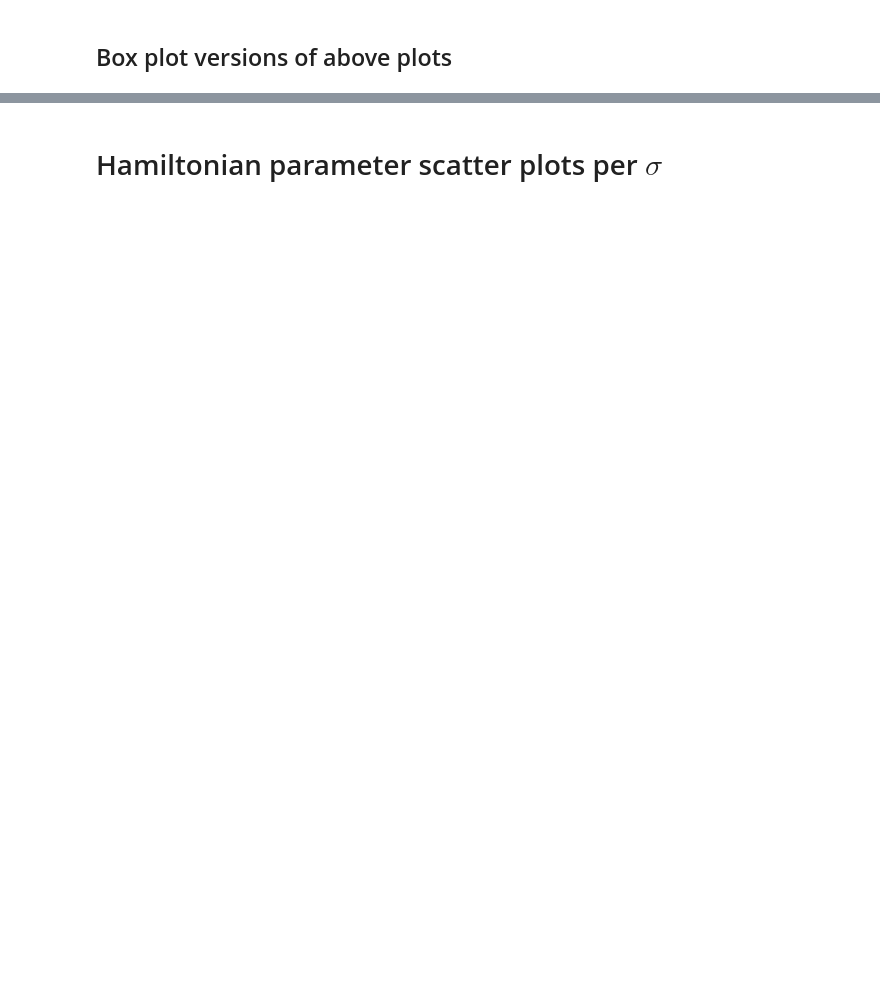
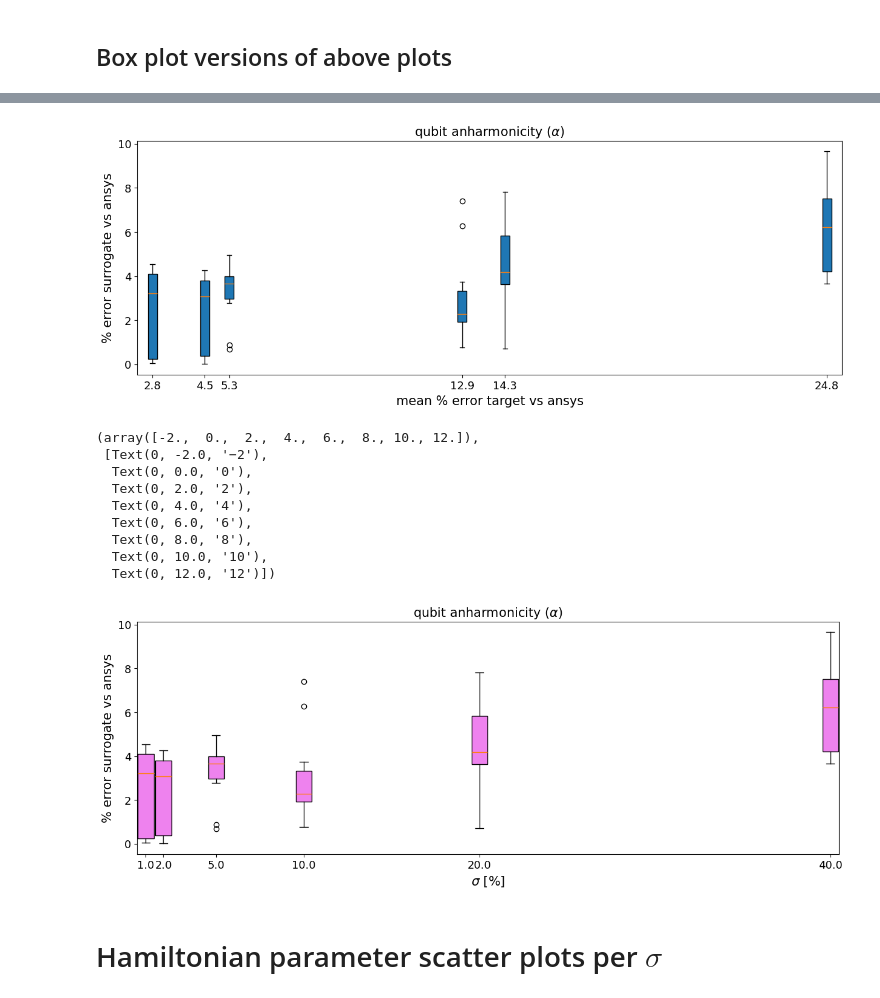
Before and after one commit to CosmiQuantum/ML_qubit_design, a Jupyter notebook: model_predict_qubit-TransmonCross-Hamiltonian_params/validation_12_data_analysis_surrogate_stress_tests.ipynb, the cells around one changed output, grey strips where cells are left out. Saved outputs shown, nothing was run; the diff lists cells and outputs as text; code cells hidden in the pictures; blank space fills up the shorter version.

```diff
--- a/model_predict_qubit-TransmonCross-Hamiltonian_params/validation_12_data_analysis_surrogate_stress_tests.ipynb
+++ b/model_predict_qubit-TransmonCross-Hamiltonian_params/validation_12_data_analysis_surrogate_stress_tests.ipynb
@@ -145,3 +254,63 @@ for key in list(pred_surr_pd_frequency.keys()):
+# %%
+fig,ax = plt.subplots(figsize = (15,5))
+
+for key in list(pred_surr_pd_frequency.keys()):
+    current_pred_surr_pd_alpha = pred_surr_pd_alpha[key]
+    current_pred_tar_pd_alpha = pred_tar_pd_alpha[key]
+
+    target_mean = np.mean(current_pred_tar_pd_alpha)
+
+    ''' plot box plots against mean percent change between ansys and target '''
+    plt.boxplot([pred_surr_pd_alpha[key]],positions=[np.round(float(target_mean),1)],widths=.3,patch_artist=True)
+
+
+    ''' plot box plots against gaussian sigma '''
+    #plt.boxplot([pred_surr_pd_frequency[key]],positions=[float(key)],widths=.5,patch_artist=True)
+
+    plt.ylabel(r"% error surrogate vs ansys",fontsize = 15)
+    plt.xlabel(r"mean % error target vs ansys",fontsize = 15)
+    plt.title(r"qubit anharmonicity $(\alpha)$",fontsize = 15)
+
+plt.xticks(fontsize = 13)
+plt.yticks(fontsize = 13)
+plt.show()
+
+fig,ax = plt.subplots(figsize = (15,5))
+for key in list(pred_surr_pd_frequency.keys()):
+    current_pred_surr_pd_frequency = pred_surr_pd_frequency[key]
+    current_pred_tar_pd_frequency = pred_tar_pd_frequency[key]
+
+    target_mean = np.mean(current_pred_tar_pd_frequency)
+
+    ''' plot box plots against mean percent change between ansys and target '''
+    #plt.boxplot([pred_surr_pd_frequency[key]],positions=[np.round(float(target_mean),1)],widths=.3,patch_artist=True)
+
+
+    ''' plot box plots against gaussian sigma '''
+    bplot = plt.boxplot([pred_surr_pd_alpha[key]],positions=[float(key)],widths=.9,patch_artist=True)
+    # fill with colors
+
+    for patch in bplot['boxes']:
+        patch.set_facecolor("violet")
+
+    plt.ylabel(r"% error surrogate vs ansys",fontsize = 15)
+    plt.xlabel(r"$\sigma$ [%]",fontsize = 15)
+    plt.title(r"qubit anharmonicity $(\alpha)$",fontsize = 15)
+    # plt.show()
+plt.xticks(fontsize = 13)
+plt.yticks(fontsize = 13)
+# %% [output]
+[figure, added]
+(array([-2.,  0.,  2.,  4.,  6.,  8., 10., 12.]),
+ [Text(0, -2.0, '−2'),
+  Text(0, 0.0, '0'),
+  Text(0, 2.0, '2'),
+  Text(0, 4.0, '4'),
+  Text(0, 6.0, '6'),
+  Text(0, 8.0, '8'),
+  Text(0, 10.0, '10'),
+  Text(0, 12.0, '12')])
+[figure, added]
 # %% [markdown]
 # Hamiltonian parameter scatter plots per $\sigma$
 # %%
```
Also changed, not shown: parts of 19 cells of this notebook, 3 other files.
